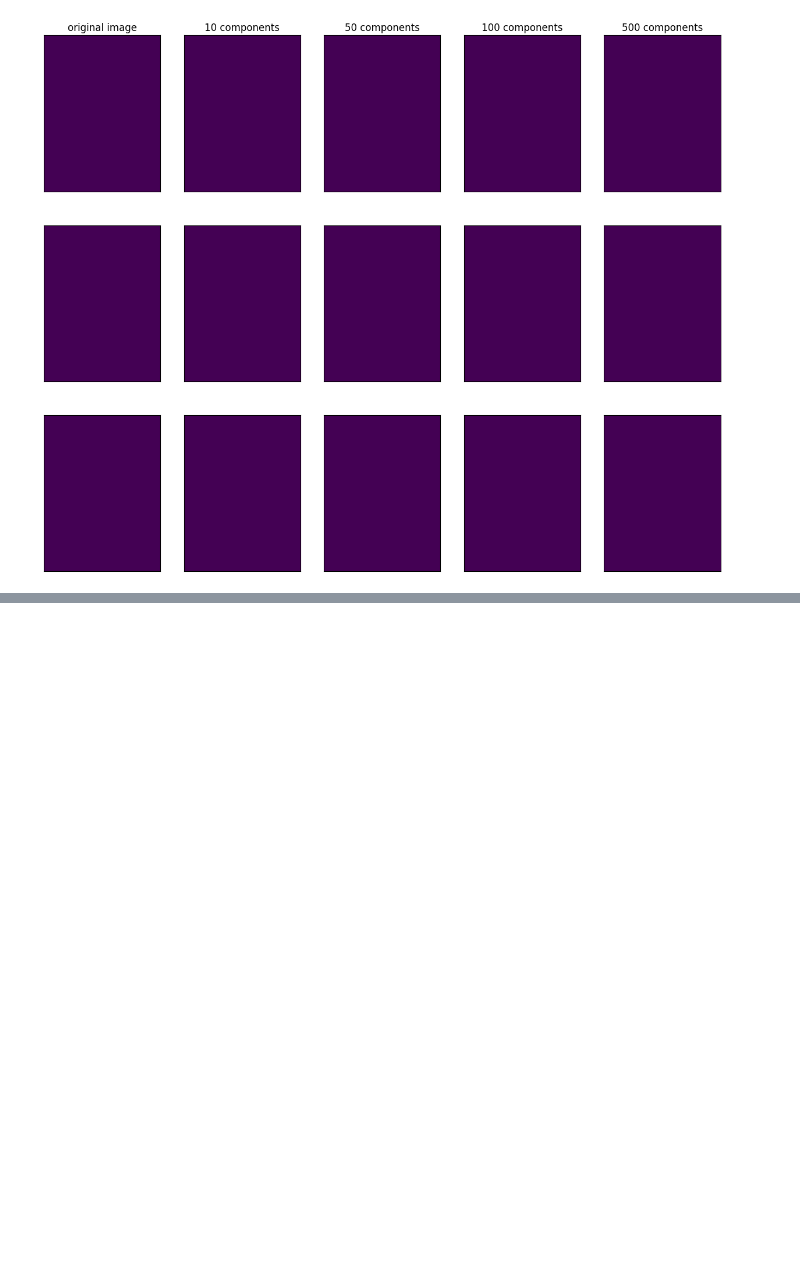
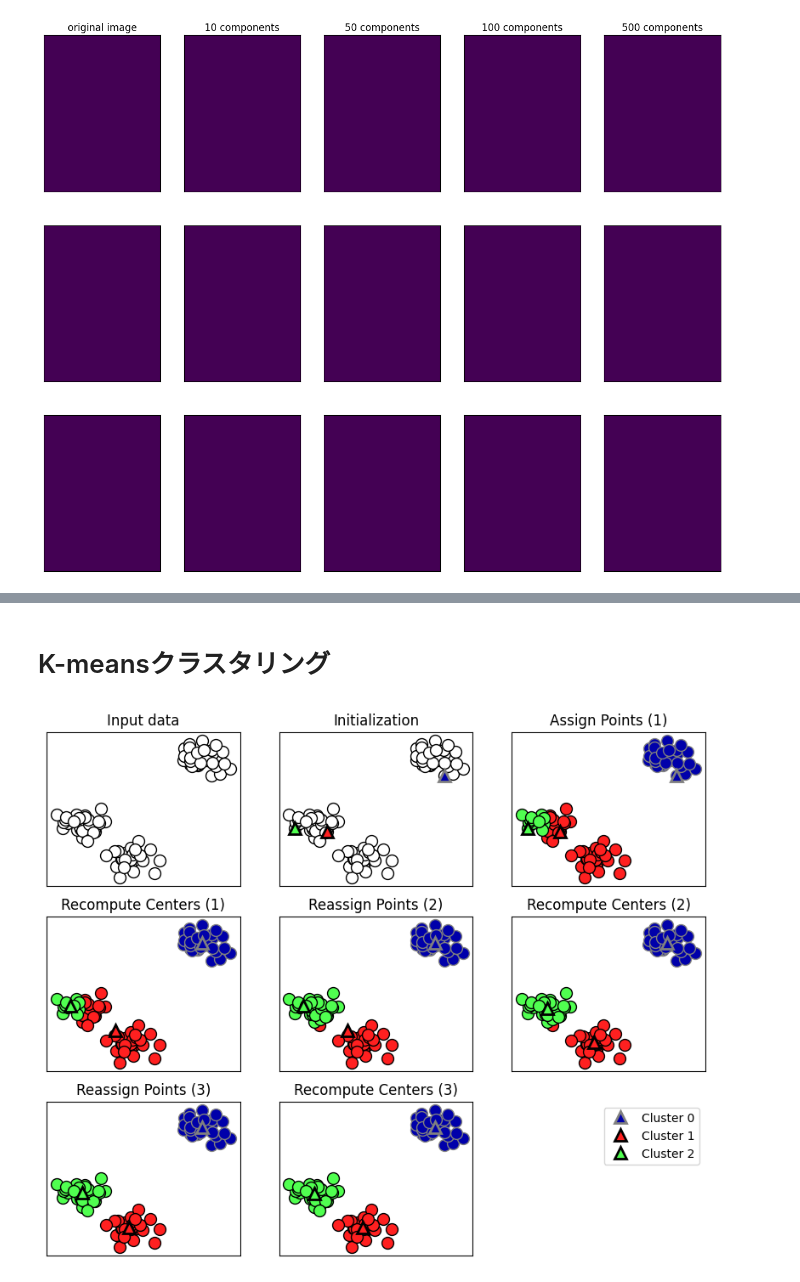
Before and after one commit to aiueoriku/WALC_Internship, a Jupyter notebook: sec03_unsupervised_learning.ipynb, the cells around one changed output, grey strips where cells are left out. Cells and saved outputs as stored; diff of their text form; code cells hidden in the pictures; blank space fills up the shorter version.

```diff
--- a/sec03_unsupervised_learning.ipynb
+++ b/sec03_unsupervised_learning.ipynb
@@ -338,0 +380,6 @@ mglearn.plots.plot_nmf_faces(X_train, X_test, image_shape)
+# %% [markdown]
+# K-meansクラスタリング
+# %%
+mglearn.plots.plot_kmeans_algorithm()
+# %% [output]
+[figure, added]
```
Also changed, not shown: parts of 12 cells of this notebook, 2 other files.
